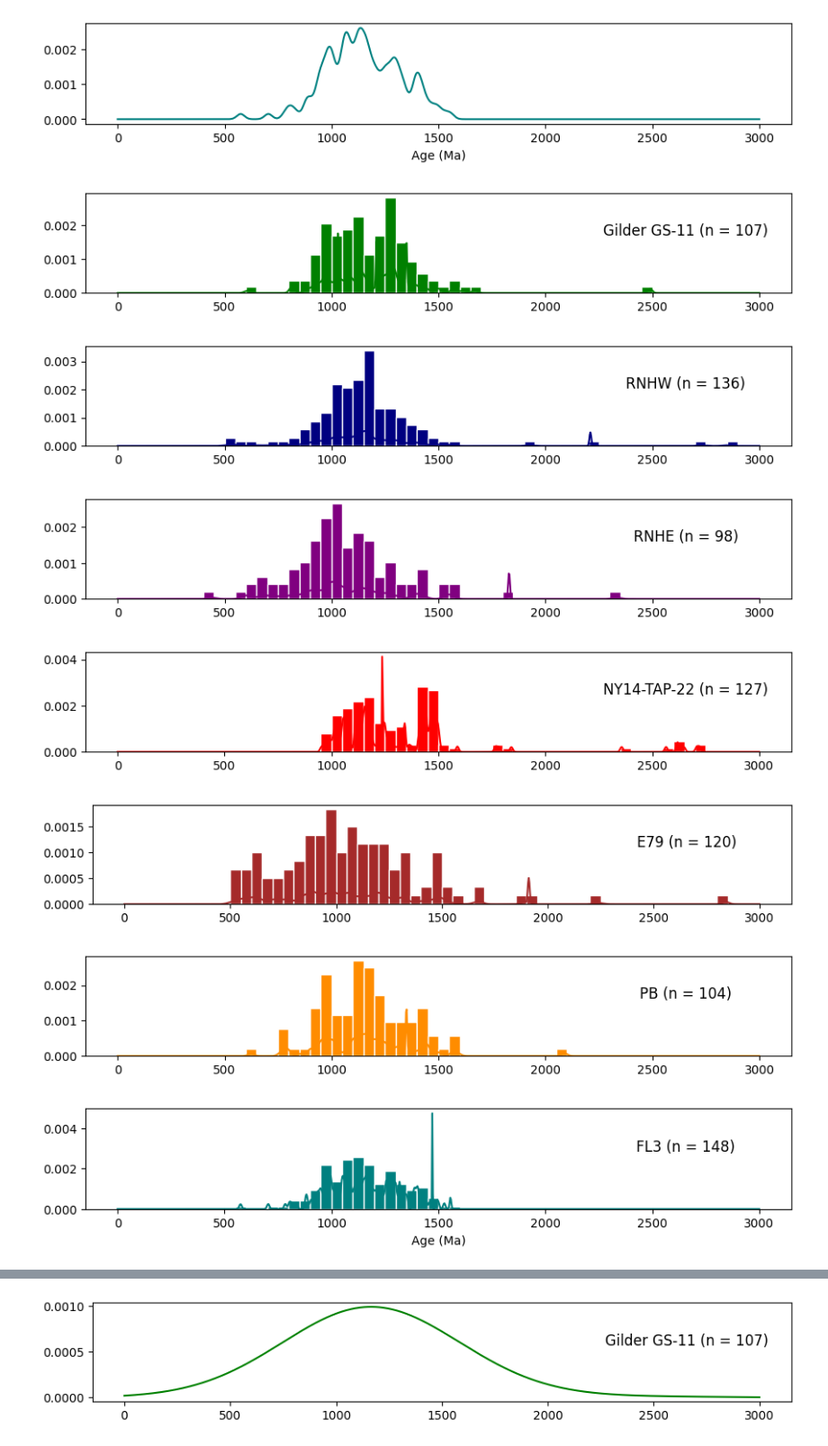
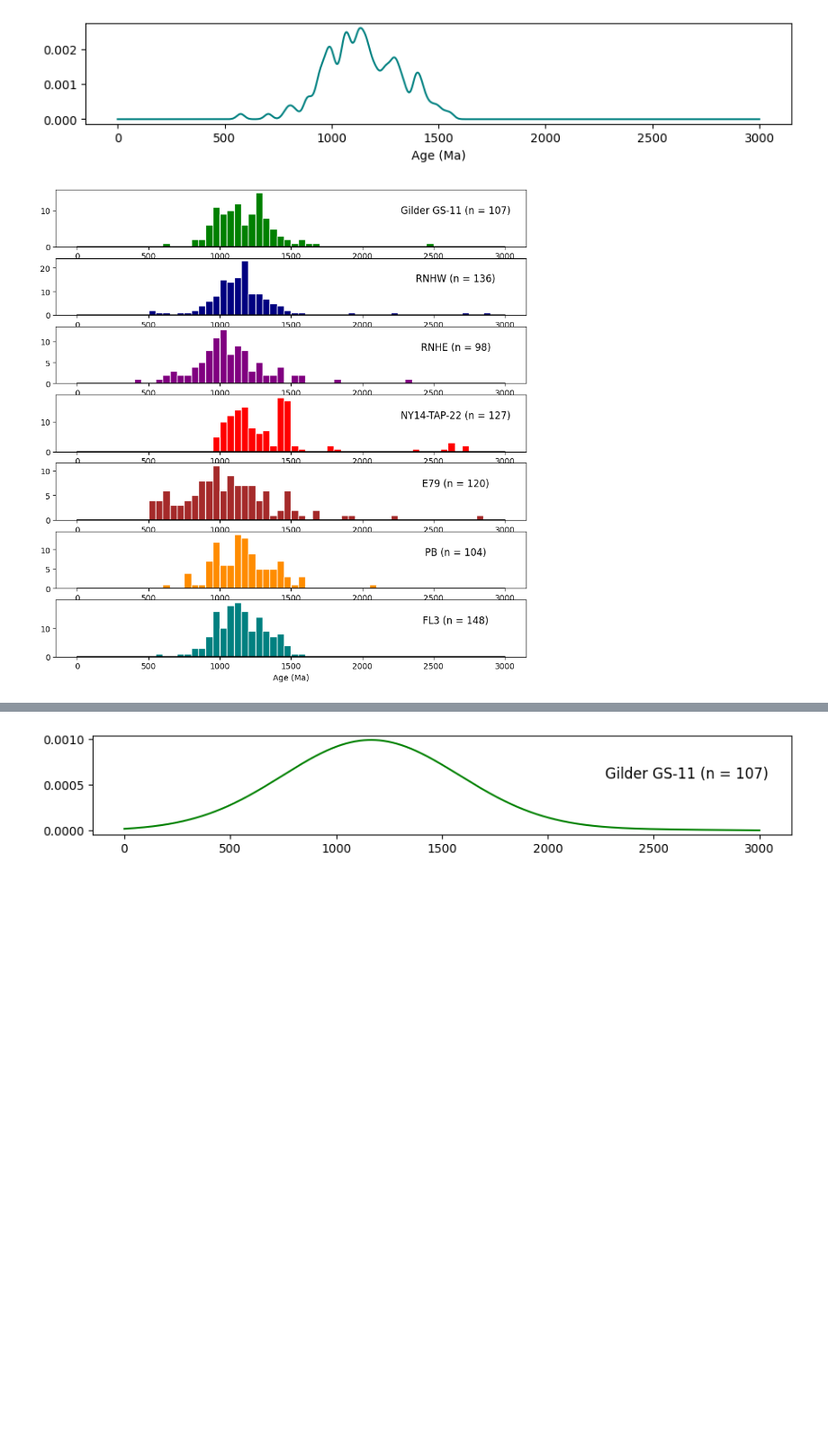
Before and after one commit to gymontes/ZirconRep, a Jupyter notebook: zirconThing.ipynb, the cells around one changed output, grey strips where cells are left out. Shown at 90% size. Saved outputs shown, nothing was run; the diff lists cells and outputs as text; code cells hidden in the pictures; blank space fills up the shorter version.

```diff
--- a/zirconThing.ipynb
+++ b/zirconThing.ipynb
@@ -570,9 +570,9 @@ def kde_func(file_name, width, height, c, lower, upper, nums, num_bins, color_li
     plt.show()
 # %%
 def K(x, xi, h):
-    return np.exp(-((x - xi)**2) / np.sqrt(2 * h**2 * np.pi)) * (1/h)
+    return np.exp(-0.5*((x - xi)**2) / (h**2))* (1/h*np.sqrt(2*np.pi))
 
-def kde_calc_plot(file_name, width, height, c, lower, upper, nums, num_bins, color_list, hist_input, kde_input):
+def kde_calc_plot(file_name, width, height, c, lower, upper, nums, num_bins, color_list, hist_input, kde_input, save=False):
      # Creates a pandas data frame from an excel file and a specified column
     df = pd.read_excel(file_name)
     # Creates a list of the columns in the data frame
@@ -583,13 +583,16 @@ def kde_calc_plot(file_name, width, height, c, lower, upper, nums, num_bins, col
     error_list = [column for column in column_list if 'Error' in column]
     # Provides length of new_list; used later on during plotting
     num_samples = len(new_list)
+    fig, ax = plt.subplots(len(new_list), 1, figsize=(width, height))
+    counter = 0
 
     # Joins corresponding values in new_list, color_list, and error_list and iterates through them
     for column, the_color, error_col in zip(new_list, color_list, error_list):
+        mask = ~np.isnan(df[column]) & ~np.isnan(df[error_col])
         # Eliminates all NaN entries in a specified non-error column of the data frame
-        data = df[column].dropna()
+        data = df[column][mask]
         # Eliminates all NaN entries in a specified error column of the data frame
-        errors = df[error_col].dropna()
+        errors = df[error_col][mask]
         # Finds the maximum value of the error values in error_list
         error_max = max(errors)
         # Creates an array of evenly spaced numbers over a specified interval
@@ -597,7 +600,6 @@ def kde_calc_plot(file_name, width, height, c, lower, upper, nums, num_bins, col
         # Returns an all-zero array with the same shape and data type as the input
         total_sum = np.zeros_like(x_vals)
         # Sets up subplots and specifies their size
-        fig,ax = plt.subplots(figsize=(width, height/num_samples))
 
         # Joins corresponding xi and e values in data and errors and iterates through them
         for xi, e in zip(data, errors):
@@ -612,31 +614,32 @@ def kde_calc_plot(file_name, width, height, c, lower, upper, nums, num_bins, col
 
         # Plots histogram and KDE
         if hist_input == True and kde_input == True:
-            ax.plot(x_vals, y_vals, color=the_color)
-            ax.hist(df[column], color=the_color, edgecolor='white', bins=range(lower, upper, num_bins), density=True)
-            ax.set_title(column + " (n = " + str(len(data)) + ")", x=width/12.35, y=height/21)
+            ax[counter].plot(x_vals, y_vals, color='black')
+            ax[counter].hist(df[column], color=the_color, edgecolor='white', bins=range(lower, upper, num_bins), density=False)
+            ax[counter].set_title(column + " (n = " + str(len(data)) + ")", x=width/12.35, y=height/21)
         # Plots only KDE
         elif kde_input == True:
-            ax.plot(x_vals, y_vals, color=the_color)
-            ax.set_title(column + " (n = " + str(len(data)) + ")", x=width/12.35, y=height/21)
+            ax[counter].plot(x_vals, y_vals, color=the_color)
+            ax[counter].set_title(column + " (n = " + str(len(data)) + ")", x=width/12.35, y=height/21)
         # Plots only histogram
         elif hist_input == True:
-            ax.hist(df[column], color=the_color, edgecolor='white', bins=range(lower, upper, num_bins), density=True)
-            ax.set_title(column + " (n = " + str(len(data)) + ")", x=width/12.35, y=height/21)
+            ax[counter].hist(df[column], color=the_color, edgecolor='white', bins=range(lower, upper, num_bins), density=True)
+            ax[counter].set_title(column + " (n = " + str(len(data)) + ")", x=width/12.35, y=height/21)
+
+        counter += 1
 
     # Labels x-axis
     plt.xlabel('Age (Ma)')
     # Displays final graphs
+
+    if save == True:
+        print('working')
+        plt.savefig('c-'+str(c).split('.')[1]+'.png', dpi=400, bbox_inches='tight')
+
     plt.show()
 # %%
-# kde_func call with c = 1.001
-kde_calc_plot('ForAgeCalc.xlsx', 10.5, 10.5, 1.001, 0, 3000, 1000, 50, ['green', 'navy', 'purple', 'red', 'brown', 'darkorange', 'teal'], True, True)
+# kde_func call
+kde_plot = kde_calc_plot('ForAgeCalc.xlsx', 10.5, 10.5, 1.04, 0, 3000, 1000, 50, ['green', 'navy', 'purple', 'red', 'brown', 'darkorange', 'teal'], True, True, False)
 # %% [output]
-[figure, old version]
+[figure, new version]
-[figure, removed]
-[figure, removed]
-[figure, removed]
-[figure, removed]
-[figure, removed]
-[figure, removed]
 # %%
```
Also changed, not shown: parts of 4 cells of this notebook.
